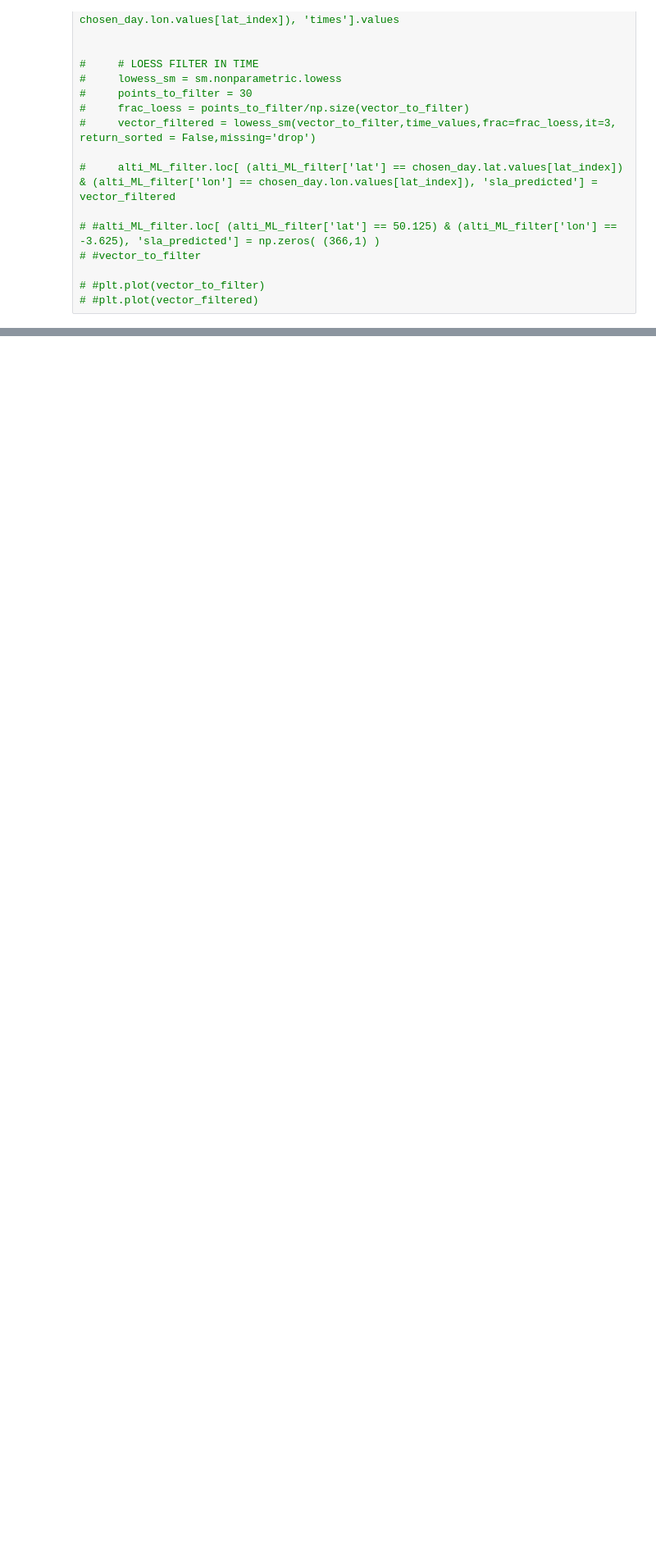
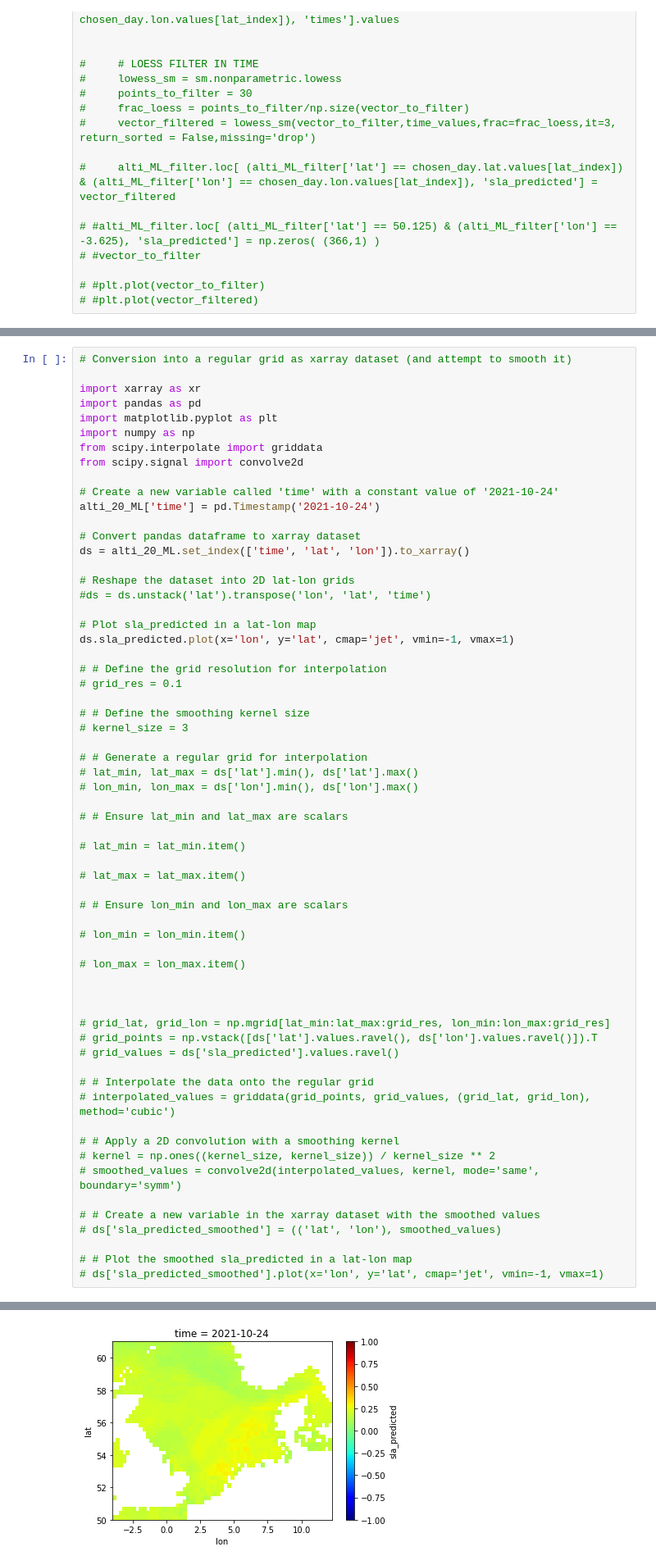
Before and after one commit to ne62rut/machine_learning_altimetry_validation, a Jupyter notebook: plot_dailymapsexample.ipynb, the cells around one changed output, grey strips where cells are left out. Shown at 82% size. Saved outputs shown, nothing was run; the diff lists cells and outputs as text; blank space fills up the shorter version.

Commit message:
added conversion to regular grid for daily maps, working on attempt to smooth them

```diff
--- a/plot_dailymapsexample.ipynb
+++ b/plot_dailymapsexample.ipynb
@@ -158,3 +162,66 @@ single_plot(alti_20_cmems,min_sl,max_sl,2,fig,'CMEMS')
 #fig.savefig("fig_dailymapsexample.png")
 # %% [output]
 [figure]
+# %%
+# Conversion into a regular grid as xarray dataset (and attempt to smooth it)
+
+import xarray as xr
+import pandas as pd
+import matplotlib.pyplot as plt
+import numpy as np
+from scipy.interpolate import griddata
+from scipy.signal import convolve2d
+
+# Create a new variable called 'time' with a constant value of '2021-10-24'
+alti_20_ML['time'] = pd.Timestamp('2021-10-24')
+
+# Convert pandas dataframe to xarray dataset
+ds = alti_20_ML.set_index(['time', 'lat', 'lon']).to_xarray()
+
+# Reshape the dataset into 2D lat-lon grids
+#ds = ds.unstack('lat').transpose('lon', 'lat', 'time')
+
+# Plot sla_predicted in a lat-lon map
+ds.sla_predicted.plot(x='lon', y='lat', cmap='jet', vmin=-1, vmax=1)
+
+# # Define the grid resolution for interpolation
+# grid_res = 0.1
+
+# # Define the smoothing kernel size
+# kernel_size = 3
+
+# # Generate a regular grid for interpolation
+# lat_min, lat_max = ds['lat'].min(), ds['lat'].max()
+# lon_min, lon_max = ds['lon'].min(), ds['lon'].max()
+
+# # Ensure lat_min and lat_max are scalars
+
+# lat_min = lat_min.item()
+
+# lat_max = lat_max.item()
+
+# # Ensure lon_min and lon_max are scalars
+
+# lon_min = lon_min.item()
+
+# lon_max = lon_max.item()
+
+
+
+# grid_lat, grid_lon = np.mgrid[lat_min:lat_max:grid_res, lon_min:lon_max:grid_res]
+# grid_points = np.vstack([ds['lat'].values.ravel(), ds['lon'].values.ravel()]).T
+# grid_values = ds['sla_predicted'].values.ravel()
+
+# # Interpolate the data onto the regular grid
+# interpolated_values = griddata(grid_points, grid_values, (grid_lat, grid_lon), method='cubic')
+
+# # Apply a 2D convolution with a smoothing kernel
+# kernel = np.ones((kernel_size, kernel_size)) / kernel_size ** 2
+# smoothed_values = convolve2d(interpolated_values, kernel, mode='same', boundary='symm')
+
+# # Create a new variable in the xarray dataset with the smoothed values
+# ds['sla_predicted_smoothed'] = (('lat', 'lon'), smoothed_values)
+
+# # Plot the smoothed sla_predicted in a lat-lon map
+# ds['sla_predicted_smoothed'].plot(x='lon', y='lat', cmap='jet', vmin=-1, vmax=1)
+# %% [output]
@@ -160,0 +234 @@ single_plot(alti_20_cmems,min_sl,max_sl,2,fig,'CMEMS')
+[figure, added]
```
Also changed, not shown: parts of 2 cells of this notebook.
